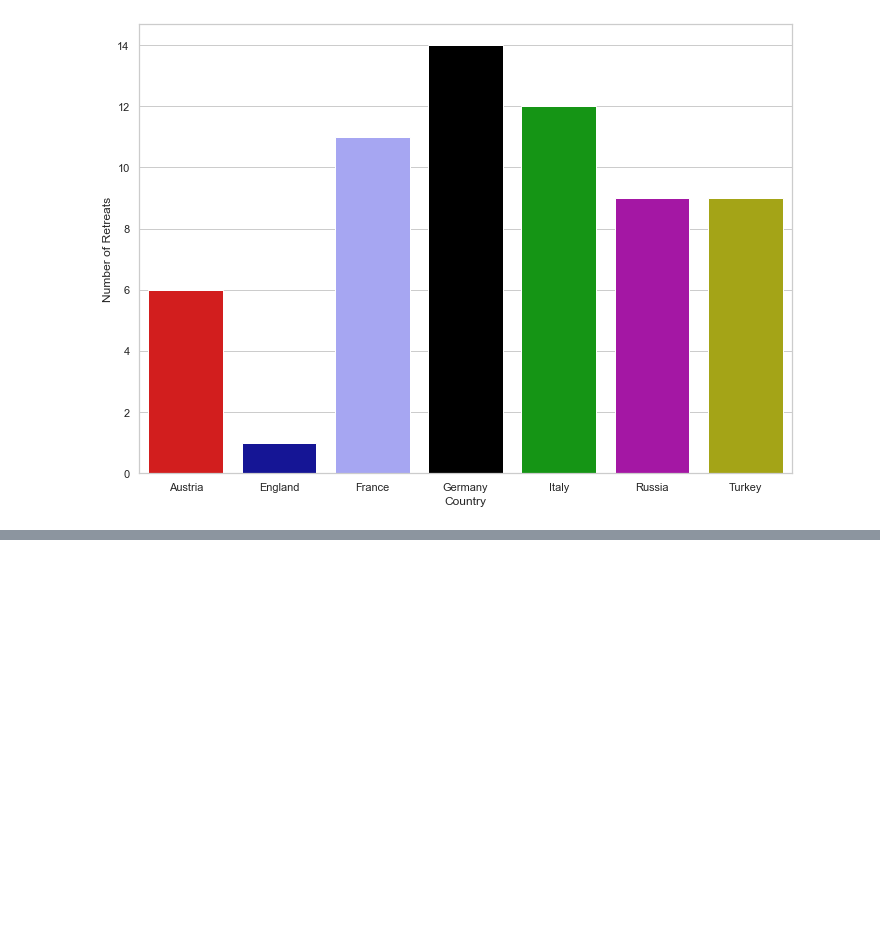
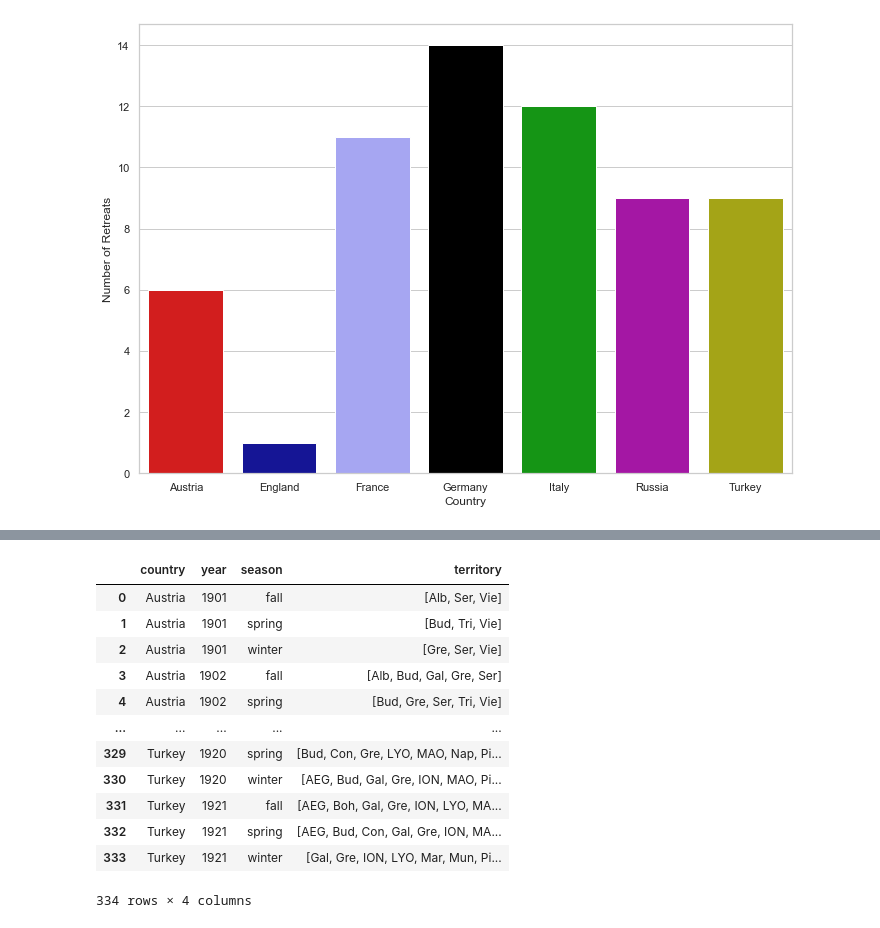
Before and after one commit to kingbd2/diplomacy-analysis, a Jupyter notebook: diplomacy_gif_maker/notebooks/dataAnalysis.ipynb, the cells around one changed output, grey strips where cells are left out. Cells and saved outputs as stored; diff of their text form; code cells hidden in the pictures; blank space fills up the shorter version.

```diff
--- a/diplomacy_gif_maker/notebooks/dataAnalysis.ipynb
+++ b/diplomacy_gif_maker/notebooks/dataAnalysis.ipynb
@@ -318,0 +317,16 @@ countries_by_unittype.to_csv(summary_data_path + '/countries_by_unittype.csv')
+# %%
+territories_owned_by_country_per_season
+# %% [output]
+|  | country | year | season | territory |
+| 0 | Austria | 1901 | fall | [Alb, Ser, Vie] |
+| 1 | Austria | 1901 | spring | [Bud, Tri, Vie] |
+| 2 | Austria | 1901 | winter | [Gre, Ser, Vie] |
+| 3 | Austria | 1902 | fall | [Alb, Bud, Gal, Gre, Ser] |
+| 4 | Austria | 1902 | spring | [Bud, Gre, Ser, Tri, Vie] |
+| ... | ... | ... | ... | ... |
+| 329 | Turkey | 1920 | spring | [Bud, Con, Gre, LYO, MAO, Nap, Pi... |
+| 330 | Turkey | 1920 | winter | [AEG, Bud, Gal, Gre, ION, MAO, Pi... |
+| 331 | Turkey | 1921 | fall | [AEG, Boh, Gal, Gre, ION, LYO, MA... |
+| 332 | Turkey | 1921 | spring | [AEG, Bud, Con, Gal, Gre, ION, MA... |
+| 333 | Turkey | 1921 | winter | [Gal, Gre, ION, LYO, Mar, Mun, Pi... |
+334 rows × 4 columns
```
Also changed, not shown: parts of 4 cells of this notebook, 2 other files.
